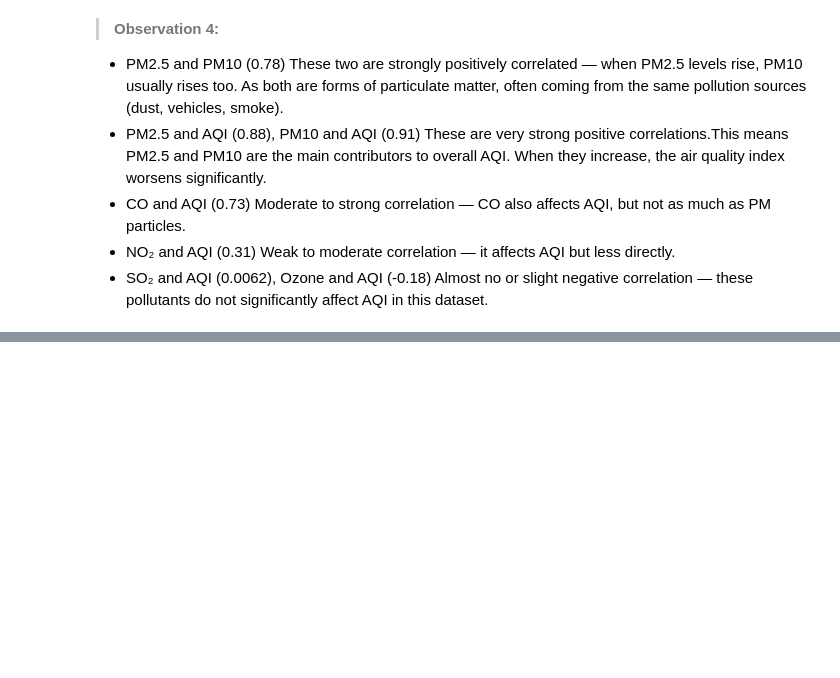
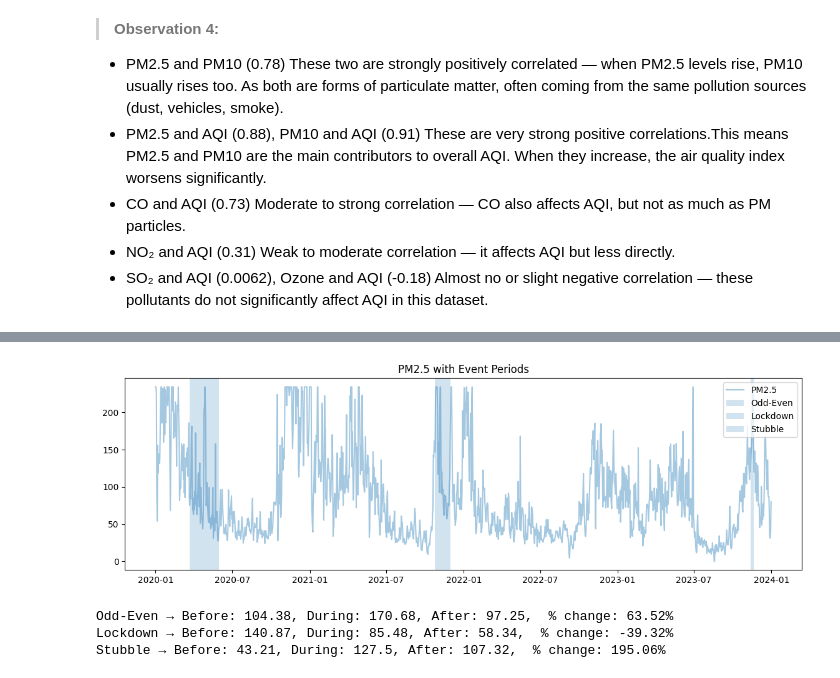
Before and after one commit to codeit-ronit/-Delhi-Air-Quality-Pollution-Trends, a Jupyter notebook: model.ipynb, the cells around one changed output, grey strips where cells are left out. Cells and saved outputs as stored; diff of their text form; code cells hidden in the pictures; blank space fills up the shorter version.

```diff
--- a/model.ipynb
+++ b/model.ipynb
@@ -340,0 +347,44 @@ Almost no or slight negative correlation — these pollutants do not significant
+# %%
+df['Date'] = pd.to_datetime(df['Date'], errors='coerce')
+df = df.dropna(subset=['Date'])
+
+print(df['Date'].min(), df['Date'].max())
+
+df['Date'].head(10)
+
+# Recreate proper daily dates starting from a known start date
+df['Date'] = pd.date_range(start='2020-01-01', periods=len(df), freq='D')
+
+print(df['Date'].min(), df['Date'].max())
+
+print(df['Date'].min(), df['Date'].max())
+
+odd_even_start, odd_even_end = '2023-11-13', '2023-11-20'
+lockdown_start, lockdown_end = '2020-03-22', '2020-05-31'
+stubble_start, stubble_end = '2021-10-24', '2021-11-30'
+
+events = {
+    'Odd-Even': (pd.to_datetime(odd_even_start), pd.to_datetime(odd_even_end)),
+    'Lockdown': (pd.to_datetime(lockdown_start), pd.to_datetime(lockdown_end)),
+    'Stubble': (pd.to_datetime(stubble_start), pd.to_datetime(stubble_end))
+}
+
+plt.figure(figsize=(14,4))
+plt.plot(df['Date'], df['PM2.5'], alpha=0.4, label='PM2.5')
+for name, (s, e) in events.items():
+    plt.axvspan(s, e, alpha=0.2, label=name)
+plt.legend()
+plt.title('PM2.5 with Event Periods')
+plt.show()
+
+# mean before/during/after
+def event_effect(col, start, end):
+    during = df[(df['Date'] >= start) & (df['Date'] <= end)][col].mean()
+    before = df[(df['Date'] >= (start - pd.Timedelta(days=30))) & (df['Date'] < start)][col].mean()
+    after = df[(df['Date'] > end) & (df['Date'] <= (end + pd.Timedelta(days=30)))][col].mean()
+    return before, during, after
+
+for name, (s, e) in events.items():
+    b, d, a = event_effect('PM2.5', s, e)
+    print(f"{name} → Before: {round(b,2)}, During: {round(d,2)}, After: {round(a,2)},  % change: {round((d-b)/b*100,2) if b else 'N/A'}%")
+# %% [output]
@@ -340,0 +394,4 @@ Almost no or slight negative correlation — these pollutants do not significant
+[figure, added]
+Odd-Even → Before: 104.38, During: 170.68, After: 97.25,  % change: 63.52%
+Lockdown → Before: 140.87, During: 85.48, After: 58.34,  % change: -39.32%
+Stubble → Before: 43.21, During: 127.5, After: 107.32,  % change: 195.06%
```
Also changed, not shown: parts of 23 cells of this notebook, 1 other file.
